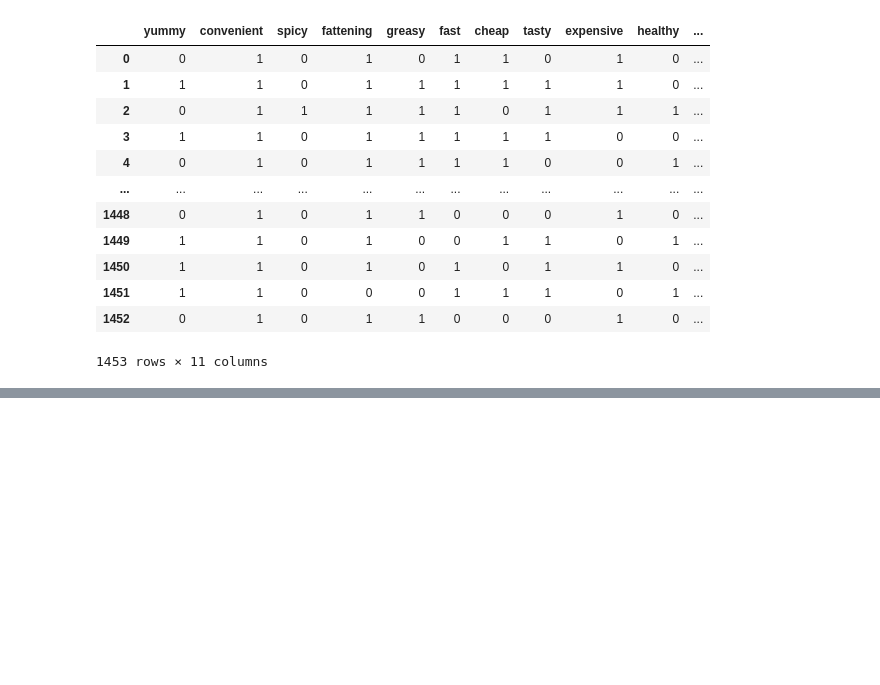
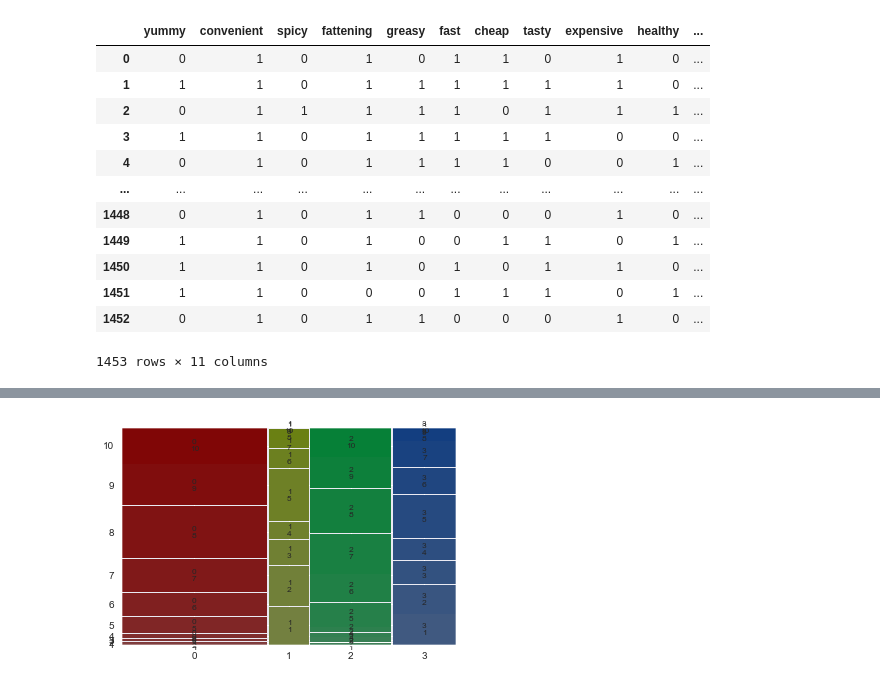
Before and after one commit to bharxhav/mcdonalds-market-segmentation, a Jupyter notebook: market-segmentation.ipynb, the cells around one changed output, grey strips where cells are left out. Saved outputs shown, nothing was run; the diff lists cells and outputs as text; code cells hidden in the pictures; blank space fills up the shorter version.

```diff
--- a/market-segmentation.ipynb
+++ b/market-segmentation.ipynb
@@ -261,0 +264,8 @@ plt.show()
+# %%
+from statsmodels.graphics.mosaicplot import mosaic
+from itertools import product
+
+# Like Crosstab
+cross = pd.crosstab(df['cluster_number'], df['Like'])
+cross = cross[list(np.arange(10) + 1)]
+cross
@@ -261,0 +279,5 @@ plt.show()
+# %%
+mosaic(cross.stack())
+plt.show()
+# %% [output]
+[figure, added]
```
Also changed, not shown: parts of 9 cells of this notebook.
